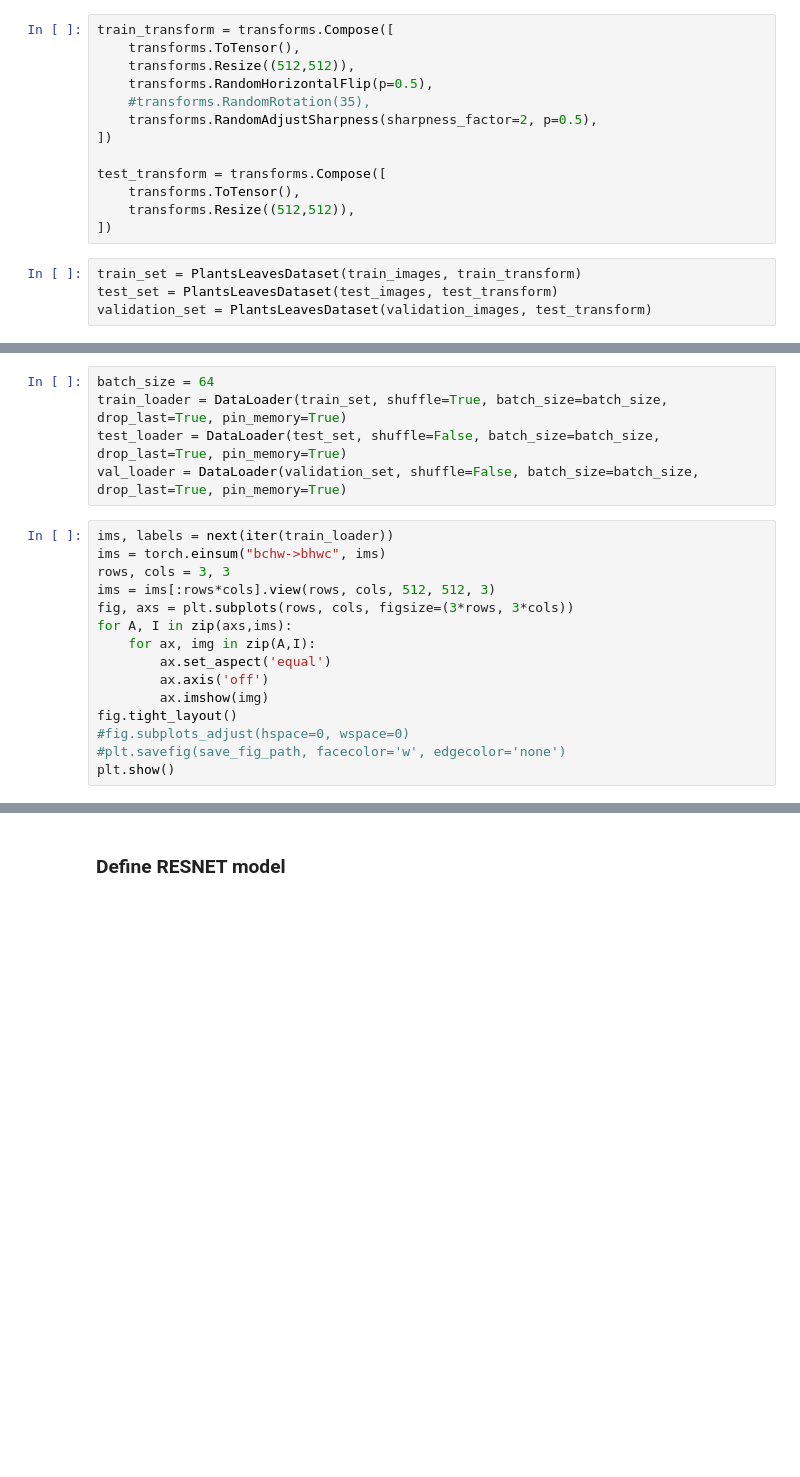
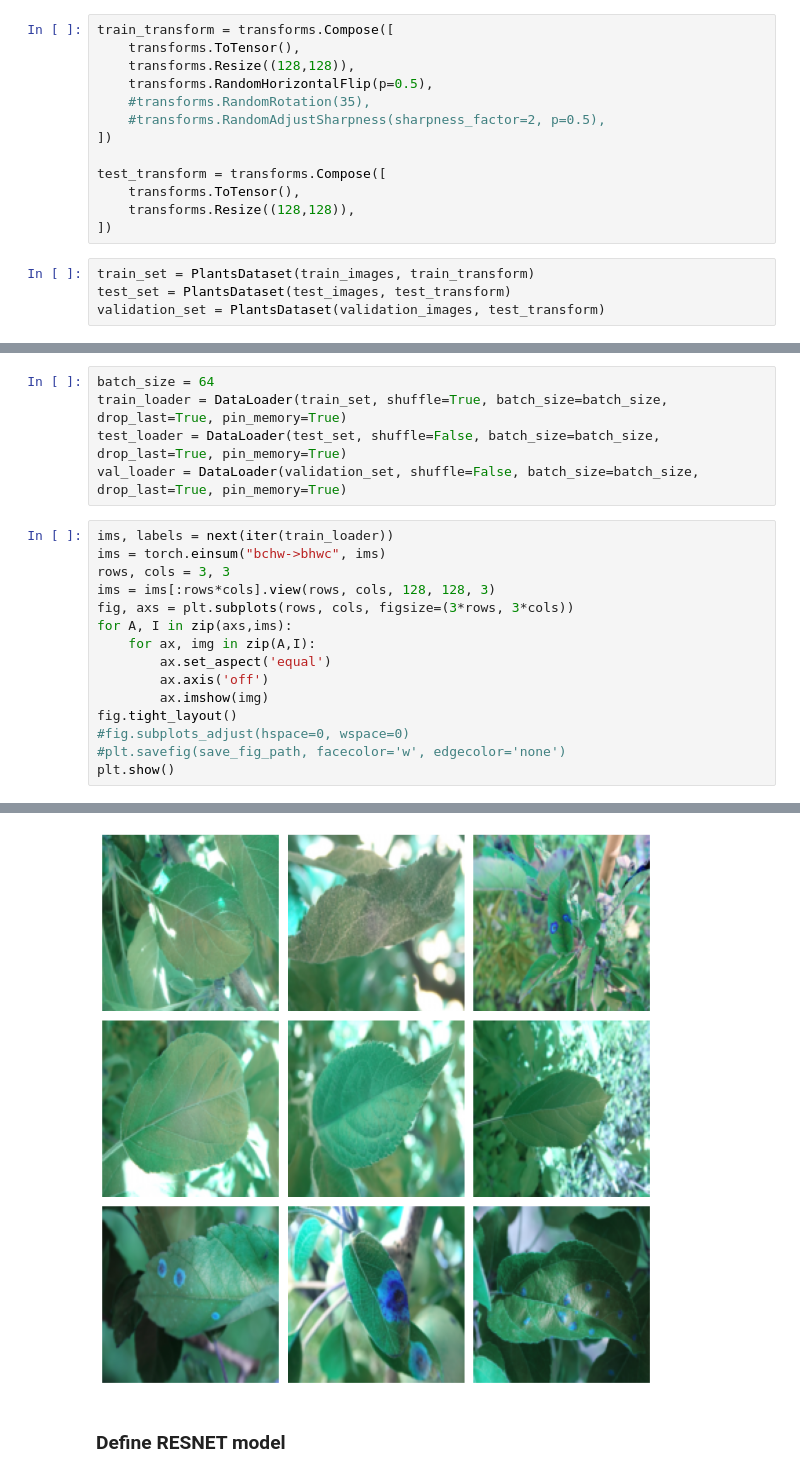
Before and after one commit to navti/MLProjects, a Jupyter notebook: Plant-Disease-Classifier/disease_classification.ipynb, the cells around one changed output, grey strips where cells are left out. Saved outputs shown, nothing was run; the diff lists cells and outputs as text; blank space fills up the shorter version.

Commit message:
Transform images to 128x128. Modify RESNET model. Insufficient data, hence model overfitting. TODO: Add README.md.

```diff
--- a/Plant-Disease-Classifier/disease_classification.ipynb
+++ b/Plant-Disease-Classifier/disease_classification.ipynb
@@ -92,20 +95,20 @@ class PlantsDataset(Dataset):
 # %%
 train_transform = transforms.Compose([
     transforms.ToTensor(),
-    transforms.Resize((512,512)),
+    transforms.Resize((128,128)),
     transforms.RandomHorizontalFlip(p=0.5),
     #transforms.RandomRotation(35),
-    transforms.RandomAdjustSharpness(sharpness_factor=2, p=0.5),
+    #transforms.RandomAdjustSharpness(sharpness_factor=2, p=0.5),
 ])
 
 test_transform = transforms.Compose([
     transforms.ToTensor(),
-    transforms.Resize((512,512)),
+    transforms.Resize((128,128)),
 ])
 # %%
-train_set = PlantsLeavesDataset(train_images, train_transform)
-test_set = PlantsLeavesDataset(test_images, test_transform)
-validation_set = PlantsLeavesDataset(validation_images, test_transform)
+train_set = PlantsDataset(train_images, train_transform)
+test_set = PlantsDataset(test_images, test_transform)
+validation_set = PlantsDataset(validation_images, test_transform)
 # %%
 # shapes = defaultdict(int)
 # for i in range(len(train_set)):
@@ -121,7 +124,7 @@ val_loader = DataLoader(validation_set, shuffle=False, batch_size=batch_size, dr
 ims, labels = next(iter(train_loader))
 ims = torch.einsum("bchw->bhwc", ims)
 rows, cols = 3, 3
-ims = ims[:rows*cols].view(rows, cols, 512, 512, 3)
+ims = ims[:rows*cols].view(rows, cols, 128, 128, 3)
 fig, axs = plt.subplots(rows, cols, figsize=(3*rows, 3*cols))
 for A, I in zip(axs,ims):
     for ax, img in zip(A,I):
@@ -132,3 +135,4 @@ fig.tight_layout()
 #fig.subplots_adjust(hspace=0, wspace=0)
 #plt.savefig(save_fig_path, facecolor='w', edgecolor='none')
 plt.show()
+# %% [output]
@@ -135,3 +145,4 @@ plt.show()
+[figure, added]
 # %% [markdown]
 ### Define RESNET model
 # %%
```
Also changed, not shown: parts of 5 cells of this notebook.
